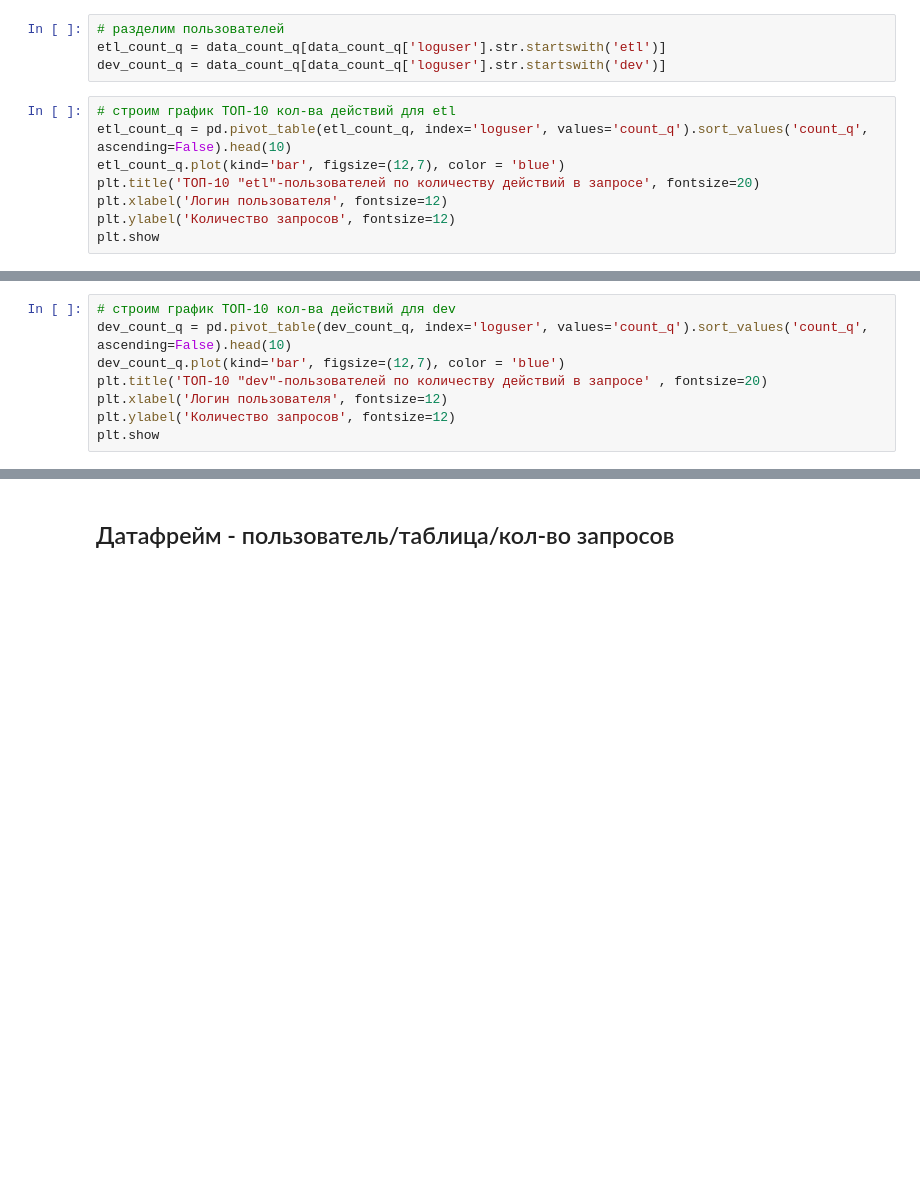
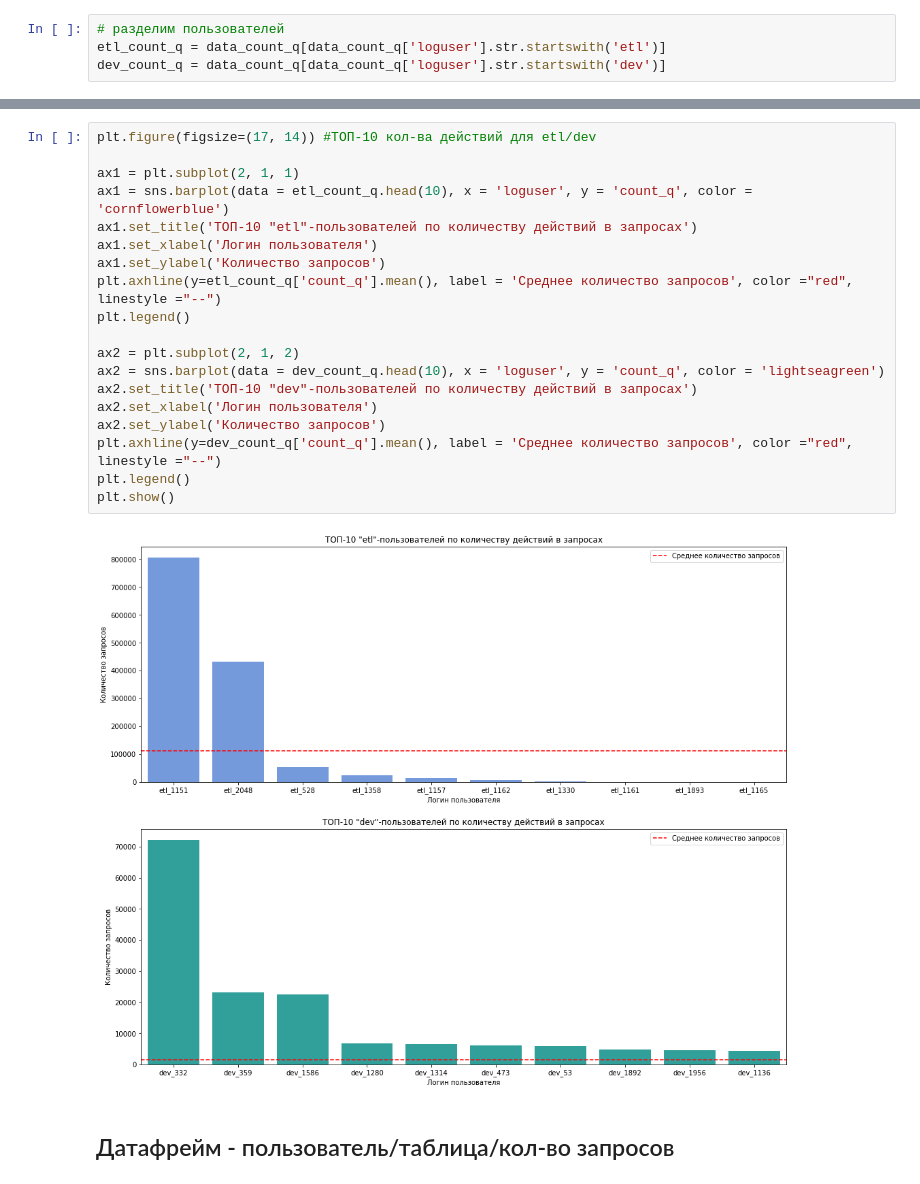
Before and after one commit to den-dw/skolkovo_hack, a Jupyter notebook: skolkovo_hack_2.0.ipynb, the cells around one changed output, grey strips where cells are left out. Saved outputs shown, nothing was run; the diff lists cells and outputs as text; blank space fills up the shorter version.

```diff
--- a/skolkovo_hack_2.0.ipynb
+++ b/skolkovo_hack_2.0.ipynb
@@ -189,11 +191,3 @@ data_count_q.head()
 # разделим пользователей
 etl_count_q = data_count_q[data_count_q['loguser'].str.startswith('etl')]
 dev_count_q = data_count_q[data_count_q['loguser'].str.startswith('dev')]
-# %%
-# строим график ТОП-10 кол-ва действий для etl
-etl_count_q = pd.pivot_table(etl_count_q, index='loguser', values='count_q').sort_values('count_q', ascending=False).head(10)
-etl_count_q.plot(kind='bar', figsize=(12,7), color = 'blue')
-plt.title('ТОП-10 "etl"-пользователей по количеству действий в запросе', fontsize=20)
-plt.xlabel('Логин пользователя', fontsize=12)
-plt.ylabel('Количество запросов', fontsize=12)
-plt.show
@@ -203,8 +193,0 @@ plt.show
-# %%
-# строим график ТОП-10 кол-ва действий для dev
-dev_count_q = pd.pivot_table(dev_count_q, index='loguser', values='count_q').sort_values('count_q', ascending=False).head(10)
-dev_count_q.plot(kind='bar', figsize=(12,7), color = 'blue')
-plt.title('ТОП-10 "dev"-пользователей по количеству действий в запросе' , fontsize=20)
-plt.xlabel('Логин пользователя', fontsize=12)
-plt.ylabel('Количество запросов', fontsize=12)
-plt.show
@@ -214,3 +203,24 @@ plt.show
+# %%
+plt.figure(figsize=(17, 14)) #TОП-10 кол-ва действий для etl/dev
+
+ax1 = plt.subplot(2, 1, 1)
+ax1 = sns.barplot(data = etl_count_q.head(10), x = 'loguser', y = 'count_q', color = 'cornflowerblue')
+ax1.set_title('ТОП-10 "etl"-пользователей по количеству действий в запросах')
+ax1.set_xlabel('Логин пользователя')
+ax1.set_ylabel('Количество запросов')
+plt.axhline(y=etl_count_q['count_q'].mean(), label = 'Среднее количество запросов', color ="red", linestyle ="--")
+plt.legend()
+
+ax2 = plt.subplot(2, 1, 2)
+ax2 = sns.barplot(data = dev_count_q.head(10), x = 'loguser', y = 'count_q', color = 'lightseagreen')
+ax2.set_title('ТОП-10 "dev"-пользователей по количеству действий в запросах')
+ax2.set_xlabel('Логин пользователя')
+ax2.set_ylabel('Количество запросов')
+plt.axhline(y=dev_count_q['count_q'].mean(), label = 'Среднее количество запросов', color ="red", linestyle ="--")
+plt.legend()
+plt.show()
+# %% [output]
+[figure, added]
 # %% [markdown]
 ## Датафрейм - пользователь/таблица/кол-во запросов
 # %%
```
Also changed, not shown: parts of 10 cells of this notebook.
